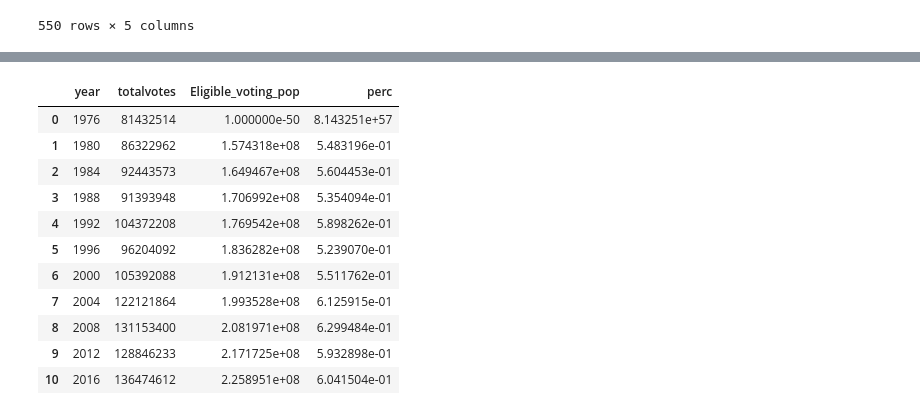
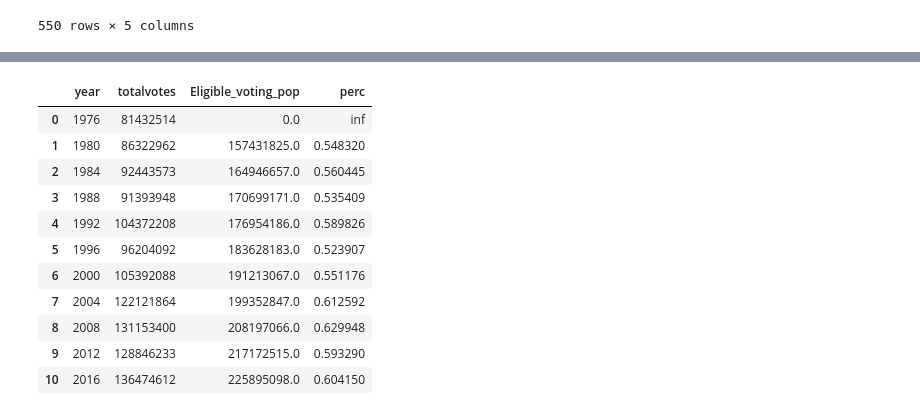
Before and after one commit to HBlockBeach/who_won_it, a Jupyter notebook: data/politics_data_raw.ipynb, the cells around one changed output, grey strips where cells are left out. Saved outputs shown, nothing was run; the diff lists cells and outputs as text; code cells hidden in the pictures.

```diff
--- a/data/politics_data_raw.ipynb
+++ b/data/politics_data_raw.ipynb
@@ -180,3 +106,0 @@ final_working_df
-# %%
-final_working_df = final_working_df.merge(party_df, how="left" , left_on = 'candidate', right_on= "candidate")
-final_working_df
@@ -197,9 +106,0 @@ final_working_df
-# %%
-
-final_working_df.rename(columns={"party_x" : "party"}, inplace=True)
-final_working_df = final_working_df.drop_duplicates()
-
-
-final_working_df["Eligible_voting_pop"] = final_working_df["Eligible_voting_pop"].replace({'\$': '', ',': ''}, regex=True)
-final_working_df["Eligible_voting_pop"] = final_working_df["Eligible_voting_pop"].astype(str).astype(float)
-final_working_df
@@ -265,13 +137,11 @@ find_top_candidates_df
 # %%
 #merge to create column for flag
 
-final_final_but_not_quite = final_working_df.merge(toppy, how="left", left_on= "new", right_on= 0)
+final_working_df = final_working_df.merge(toppy, how="left", left_on= "new", right_on= 0)
 
 #fill na in new columnt with 0
-final_final_but_not_quite[0] = final_final_but_not_quite[0].fillna(0)
-
-#fill na in eligible voting pop for math
+final_working_df[0] = final_working_df[0].fillna(0)
 
 
-final_final_but_not_quite
+final_working_df
 # %% [output]
@@ -348,0 +161,9 @@ find_top_candidates_state_df
+# %%
+#using flag, change candidate name to other if not in top 2
+
+final_working_df.loc[final_working_df[0] == 0, ["candidate"]] = 'Other'
+
+#drop flag column
+final_working_df = final_working_df.drop([0], axis=1)
+
+final_working_df
@@ -491,33 +345,33 @@ vote
 # %%
 turnout_votes = final_working_df[["year", "totalvotes"]]
 turnout_eligible = final_working_df[["year", "Eligible_voting_pop"]]
 
 turnout_votes.drop_duplicates(inplace=True)
 #turnout_votes
 
 turnout_eligible.drop_duplicates(inplace=True)
 #turnout_eligible
 
 turnout_votes = turnout_votes.groupby("year").sum()
 #turnout_votes
 
 turnout_eligible = turnout_eligible.groupby("year").sum().reset_index()
 
 turnout = turnout_votes.merge(turnout_eligible, how = "left", on="year")
 turnout
 
-turnout["perc"] = turnout["totalvotes"]/ turnout["Eligible_voting_pop"]
+turnout["perc"] = turnout["totalvotes"]/ turnout["Eligible_voting_pop"].round(2)
 turnout
 # %% [output]
 |  | year | totalvotes | Eligible_voting_pop | perc |
-| 0 | 1976 | 81432514 | 1.000000e-50 | 8.143251e+57 |
-| 1 | 1980 | 86322962 | 1.574318e+08 | 5.483196e-01 |
-| 2 | 1984 | 92443573 | 1.649467e+08 | 5.604453e-01 |
-| 3 | 1988 | 91393948 | 1.706992e+08 | 5.354094e-01 |
-| 4 | 1992 | 104372208 | 1.769542e+08 | 5.898262e-01 |
-| 5 | 1996 | 96204092 | 1.836282e+08 | 5.239070e-01 |
-| 6 | 2000 | 105392088 | 1.912131e+08 | 5.511762e-01 |
-| 7 | 2004 | 122121864 | 1.993528e+08 | 6.125915e-01 |
-| 8 | 2008 | 131153400 | 2.081971e+08 | 6.299484e-01 |
-| 9 | 2012 | 128846233 | 2.171725e+08 | 5.932898e-01 |
-| 10 | 2016 | 136474612 | 2.258951e+08 | 6.041504e-01 |
+| 0 | 1976 | 81432514 | 0.0 | inf |
+| 1 | 1980 | 86322962 | 157431825.0 | 0.548320 |
+| 2 | 1984 | 92443573 | 164946657.0 | 0.560445 |
+| 3 | 1988 | 91393948 | 170699171.0 | 0.535409 |
+| 4 | 1992 | 104372208 | 176954186.0 | 0.589826 |
+| 5 | 1996 | 96204092 | 183628183.0 | 0.523907 |
+| 6 | 2000 | 105392088 | 191213067.0 | 0.551176 |
+| 7 | 2004 | 122121864 | 199352847.0 | 0.612592 |
+| 8 | 2008 | 131153400 | 208197066.0 | 0.629948 |
+| 9 | 2012 | 128846233 | 217172515.0 | 0.593290 |
+| 10 | 2016 | 136474612 | 225895098.0 | 0.604150 |
```
Also changed, not shown: parts of 28 cells of this notebook, 8 other files.
